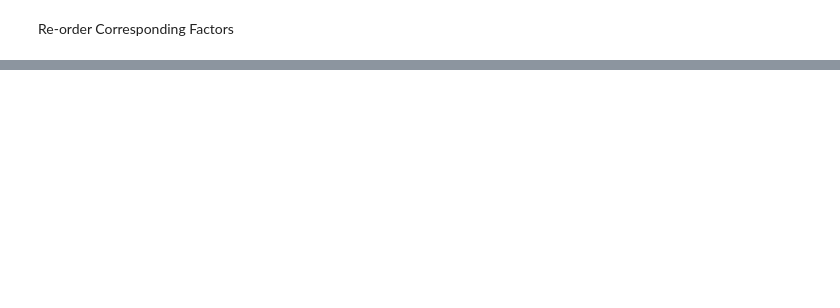
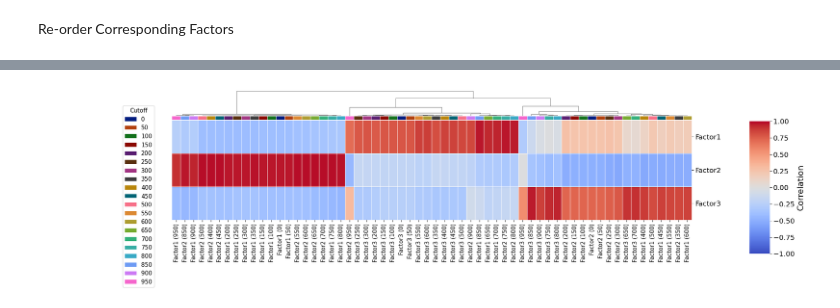
Before and after one commit to saezlab/MetalinksDB, a Jupyter notebook: nb/Figure_S4.ipynb, the cells around one changed output, grey strips where cells are left out. Saved outputs shown, nothing was run; the diff lists cells and outputs as text; code cells hidden in the pictures; blank space fills up the shorter version.

Commit message:
update plots

```diff
--- a/nb/Figure_S4.ipynb
+++ b/nb/Figure_S4.ipynb
@@ -226,0 +98,60 @@ reordered_H_matrices = reorder_loadings(H_matrices, mappings)
+# %%
+# Create unique colors for each run
+_runs = score_correlations['Run'].unique()
+num_runs = len(_runs)
+half_runs = num_runs // 2
+
+# Generate colors from two different palettes
+colors1 = sns.color_palette("dark", half_runs)
+colors2 = sns.color_palette("husl", num_runs - half_runs)
+assert len(colors1) + len(colors2) == num_runs
+
+# Assign colors to runs
+run_colors = dict(zip(_runs[:half_runs], colors1))
+run_colors.update(dict(zip(_runs[half_runs:], colors2)))
+# %%
+# Create the heatmap
+ax = sns.clustermap(pivot_data.T,
+                    cmap="coolwarm", cbar_kws={'label': 'Correlation'}, linewidths=.5,
+                    col_colors=[run_colors[run] for run in pivot_data.index.get_level_values(0)],
+                    col_cluster=True,
+                    row_cluster=False,
+                    cbar_pos=(1.05, 0.1, 0.03, 0.70),
+                    vmin=-1,
+                    vmax=1,
+                    row_colors=None,
+                    figsize=(18, 5)
+                    )
+
+for run in _runs:
+    ax.ax_col_dendrogram.bar(0, 0, color=run_colors[run], label=run, linewidth=0)
+    ax.ax_col_dendrogram.legend(title='Cutoff',
+                                loc='upper left',
+                                bbox_to_anchor=(-0.1, 0.5),
+                                title_fontsize='medium',
+                                fontsize='medium',
+                                )
+
+# cbar large font
+cbar = ax.ax_heatmap.collections[0].colorbar
+cbar.ax.tick_params(labelsize='large')
+cbar.set_label('Correlation', fontsize='x-large')
+
+ax.ax_heatmap.set_yticklabels(ax.ax_heatmap.get_yticklabels(), rotation=0, fontsize='large')
+
+# get the x labels and refromat them
+xticks = ax.ax_heatmap.get_xticklabels()
+new_xticks = []
+for x in xticks:
+    xt = x.get_text().split('-')
+    xt = f'{xt[1]} ({xt[0]})'
+    x.set_text(xt)
+xticks = ax.ax_heatmap.set_xticklabels(xticks)
+
+# Remove x and y labels
+ax.ax_heatmap.set_xlabel('')
+ax.ax_heatmap.set_ylabel('')
+plt.tight_layout()
+plt.show()
+# %% [output]
+[figure, added]
```
Also changed, not shown: parts of 25 cells of this notebook.
